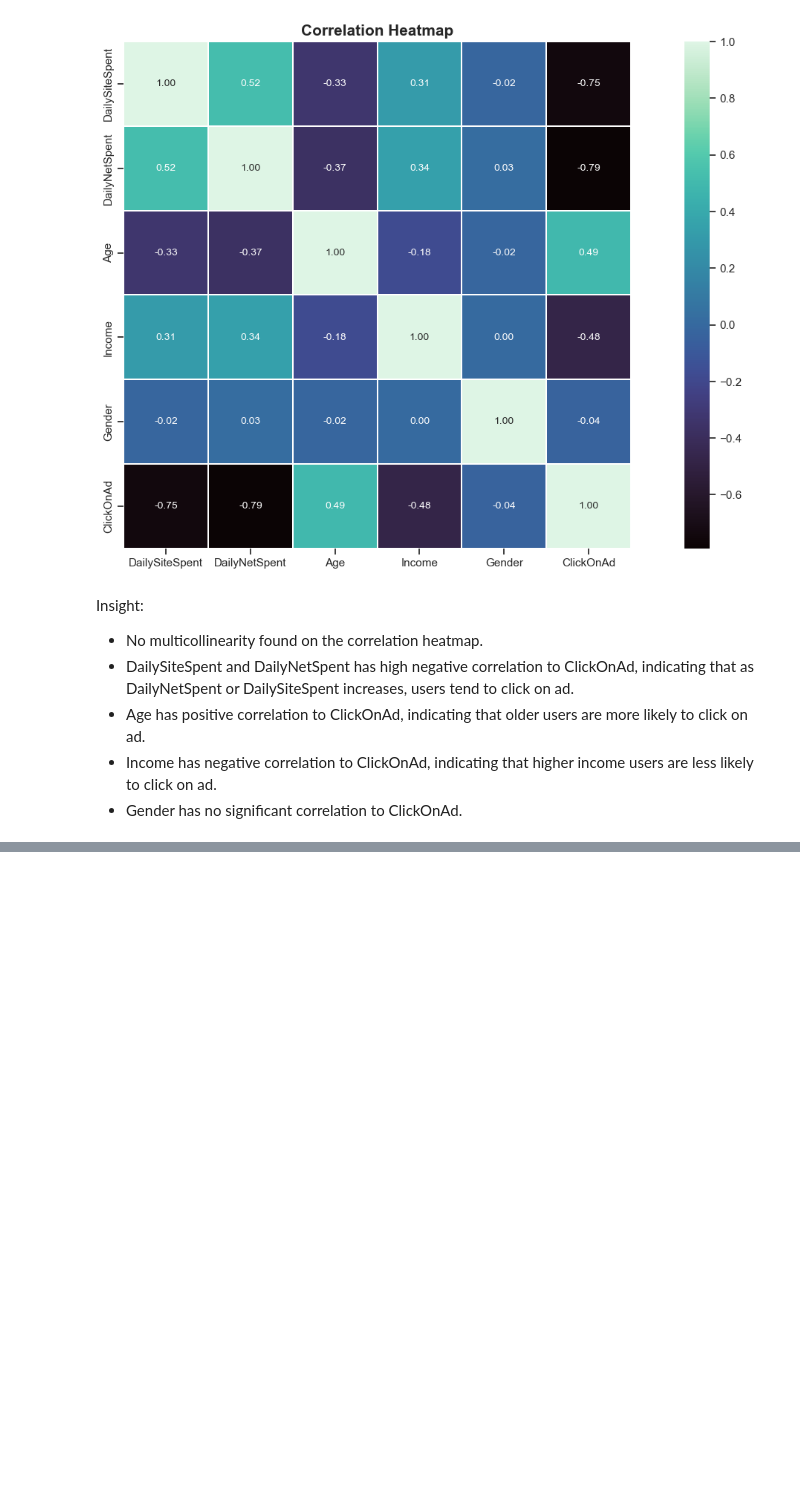
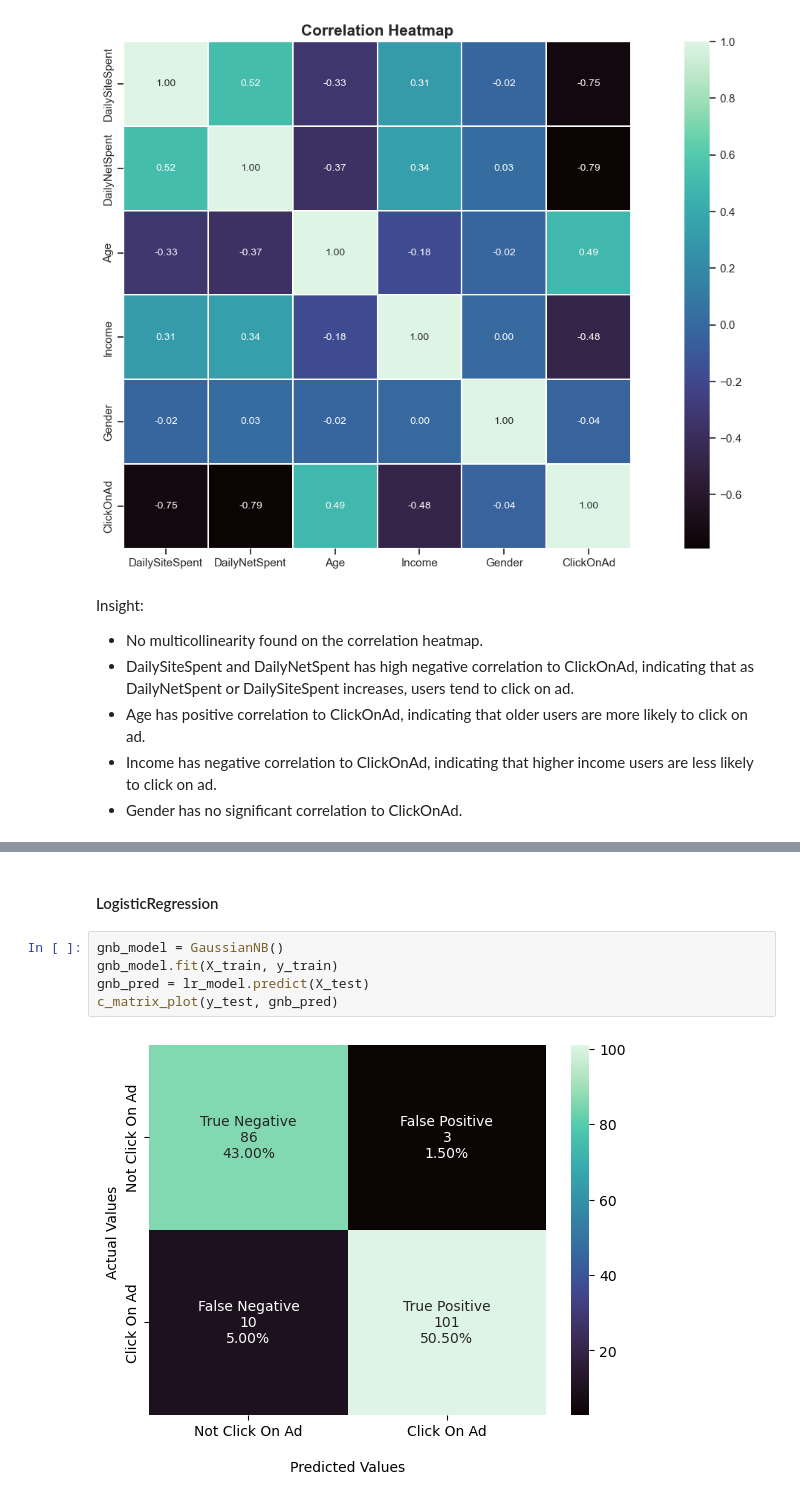
Before and after one commit to lanafuadi/predicting_customer_click_on_ads, a Jupyter notebook: code/code.ipynb, the cells around one changed output, grey strips where cells are left out. Saved outputs shown, nothing was run; the diff lists cells and outputs as text; blank space fills up the shorter version.

```diff
--- a/code/code.ipynb
+++ b/code/code.ipynb
@@ -387,0 +674,9 @@ Insight:
+# %% [markdown]
+#### LogisticRegression
+# %%
+gnb_model = GaussianNB()
+gnb_model.fit(X_train, y_train)
+gnb_pred = lr_model.predict(X_test)
+c_matrix_plot(y_test, gnb_pred)
+# %% [output]
+[figure, added]
```
Also changed, not shown: parts of 66 cells of this notebook.
